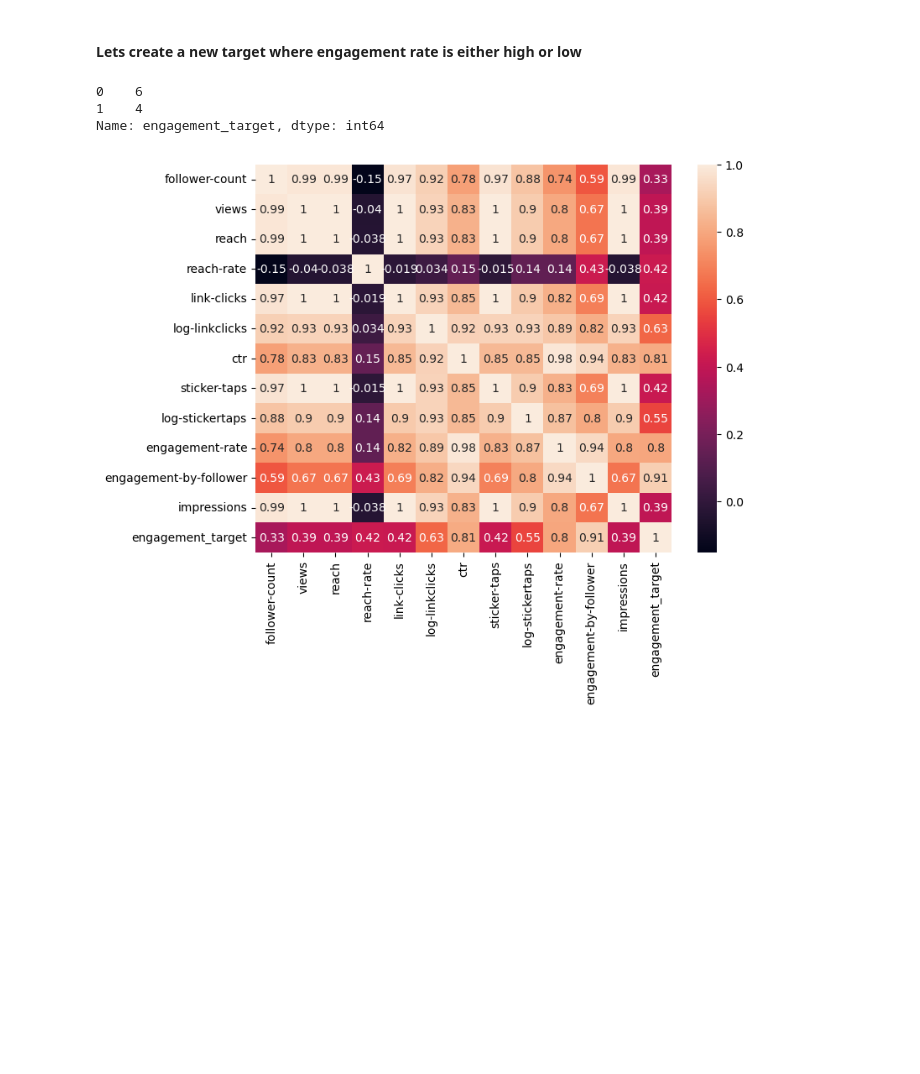
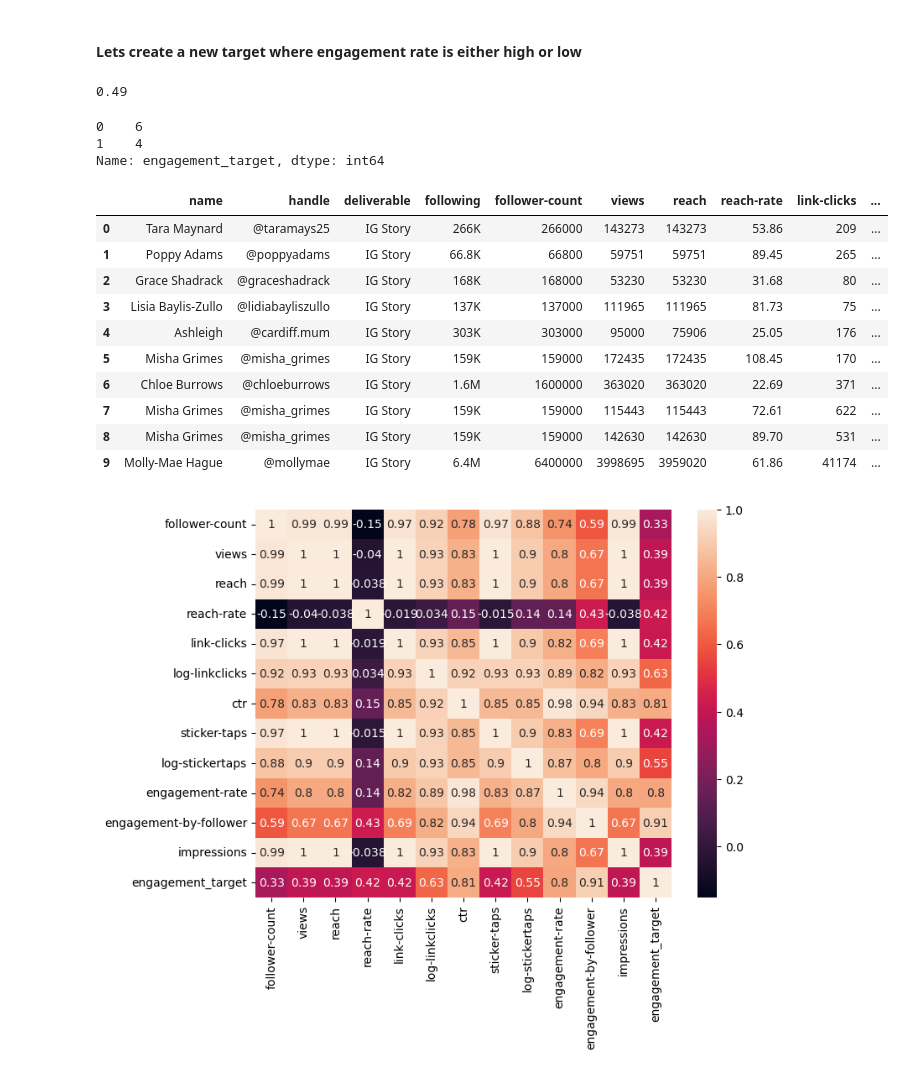
Before and after one commit to seyesij/Estrid, a Jupyter notebook: Estrid-Prediction.ipynb, the cells around one changed output. Saved outputs shown, nothing was run; the diff lists cells and outputs as text; code cells hidden in the pictures; blank space fills up the shorter version.

```diff
--- a/Estrid-Prediction.ipynb
+++ b/Estrid-Prediction.ipynb
@@ -75,6 +75,10 @@ data.head()
 ### EDA
 # %% [markdown]
 #### Lets create a new target where engagement rate is either high or low
+# %%
+round(np.percentile(data['engagement-rate'], 60), 2)
+# %% [output]
+0.49
 # %%
 # get the 65th percentile value of engagement rate
 eng65 = round(np.percentile(data['engagement-rate'], 60), 2)
@@ -87,4 +91,18 @@ data.engagement_target.value_counts()
 0    6
 1    4
 Name: engagement_target, dtype: int64
+# %%
+data
+# %% [output]
+|  | name | handle | deliverable | following | follower-count | views | reach | reach-rate | link-clicks | ... |
+| 0 | Tara Maynard | @taramays25 | IG Story | 266K | 266000 | 143273 | 143273 | 53.86 | 209 | ... |
+| 1 | Poppy Adams | @poppyadams | IG Story | 66.8K | 66800 | 59751 | 59751 | 89.45 | 265 | ... |
+| 2 | Grace Shadrack | @graceshadrack | IG Story | 168K | 168000 | 53230 | 53230 | 31.68 | 80 | ... |
+| 3 | Lisia Baylis-Zullo | @lidiabayliszullo | IG Story | 137K | 137000 | 111965 | 111965 | 81.73 | 75 | ... |
+| 4 | Ashleigh | @cardiff.mum | IG Story | 303K | 303000 | 95000 | 75906 | 25.05 | 176 | ... |
+| 5 | Misha Grimes | @misha_grimes | IG Story | 159K | 159000 | 172435 | 172435 | 108.45 | 170 | ... |
+| 6 | Chloe Burrows | @chloeburrows | IG Story | 1.6M | 1600000 | 363020 | 363020 | 22.69 | 371 | ... |
+| 7 | Misha Grimes | @misha_grimes | IG Story | 159K | 159000 | 115443 | 115443 | 72.61 | 622 | ... |
+| 8 | Misha Grimes | @misha_grimes | IG Story | 159K | 159000 | 142630 | 142630 | 89.70 | 531 | ... |
+| 9 | Molly-Mae Hague | @mollymae | IG Story | 6.4M | 6400000 | 3998695 | 3959020 | 61.86 | 41174 | ... |
 # %%
```
Also changed, not shown: parts of 5 cells of this notebook, 1 other file.
